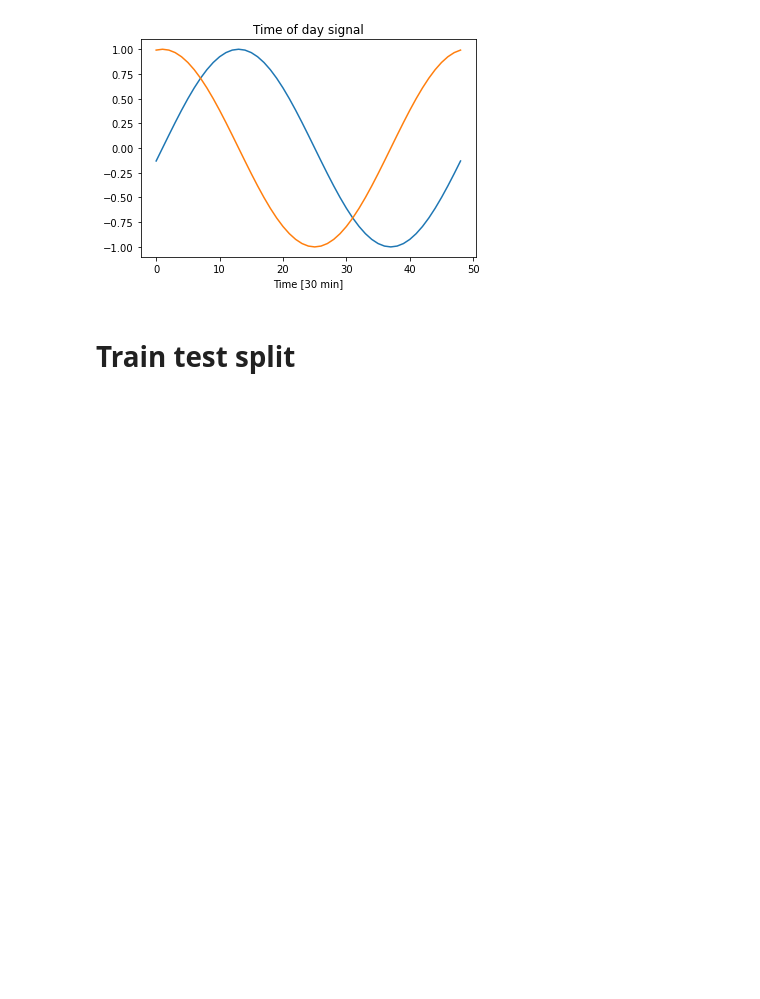
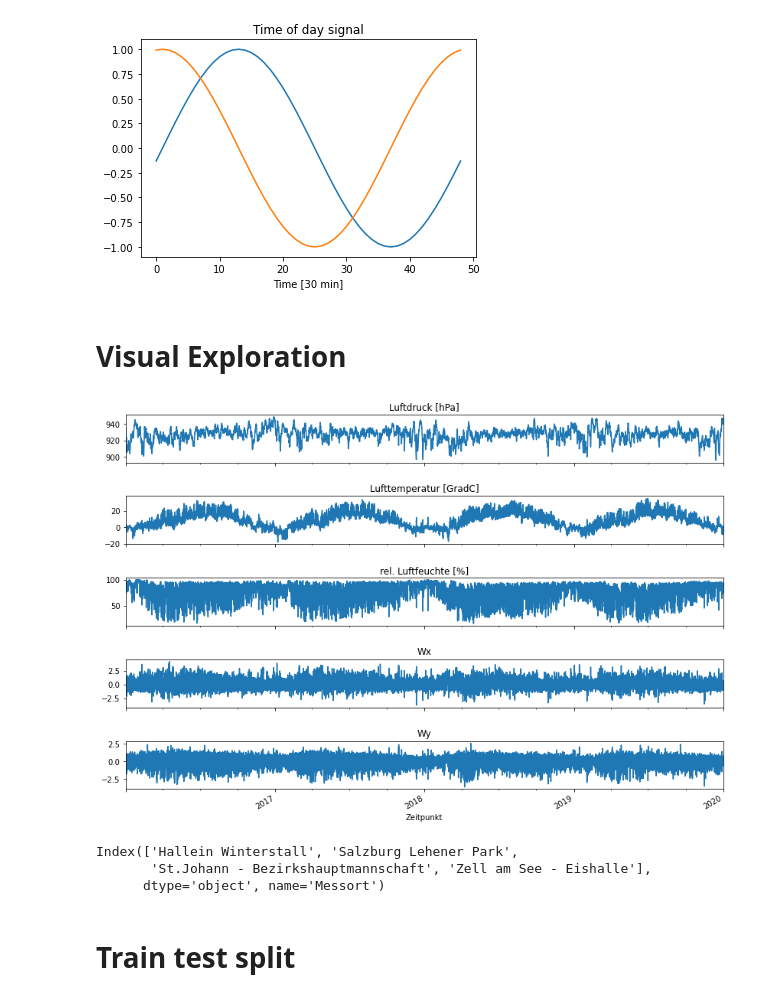
Before and after one commit to heckert/sbg-weather, a Jupyter notebook: notebooks/01-explore-sbg-weather.ipynb, the cells around one changed output. Cells and saved outputs as stored; diff of their text form; code cells hidden in the pictures; blank space fills up the shorter version.

```diff
--- a/notebooks/01-explore-sbg-weather.ipynb
+++ b/notebooks/01-explore-sbg-weather.ipynb
@@ -206,6 +186,28 @@ Text(0.5, 1.0, 'Time of day signal')
 [figure]
 # %%
 df.to_csv(interim_data_dir/'sbg-weather.csv', sep=';', encoding='utf8')
+# %% [markdown]
+# Visual Exploration
+# %%
+df = pd.read_csv(interim_data_dir/'sbg-weather.csv', sep=';', encoding='utf8')
+
+# parse date column & set multiindex
+df.Zeitpunkt = pd.to_datetime(df.Zeitpunkt, format='%Y-%m-%d %H:%M:%S')
+df.set_index(['Messort', 'Zeitpunkt'], inplace=True)
+# %%
+slc = slice('2016', None)
+metrics = ['Luftdruck [hPa]', 'Lufttemperatur [GradC]', 'rel. Luftfeuchte [%]',
+       'Wx', 'Wy']
+
+plot_metrics(df.loc['Zell am See - Eishalle'], metrics=metrics, selected_slice=slc)
+# %% [output]
+[figure, added]
+# %%
+df.index.get_level_values(0).unique()
+# %% [output]
+Index(['Hallein Winterstall', 'Salzburg Lehener Park',
+       'St.Johann - Bezirkshauptmannschaft', 'Zell am See - Eishalle'],
+      dtype='object', name='Messort')
 # %% [markdown]
 # Train test split
 # %%
```
Also changed, not shown: parts of 23 cells of this notebook, 6 other files.
